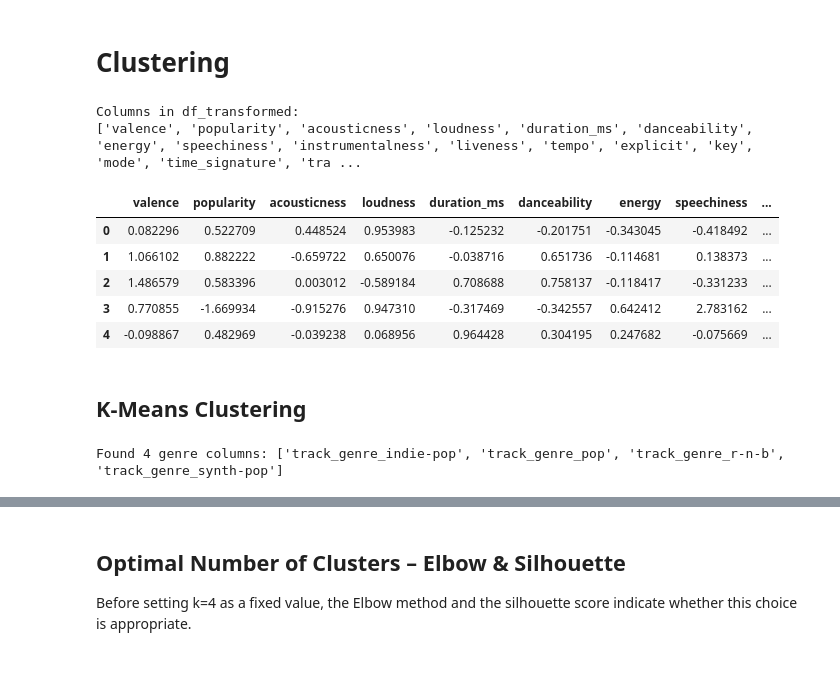
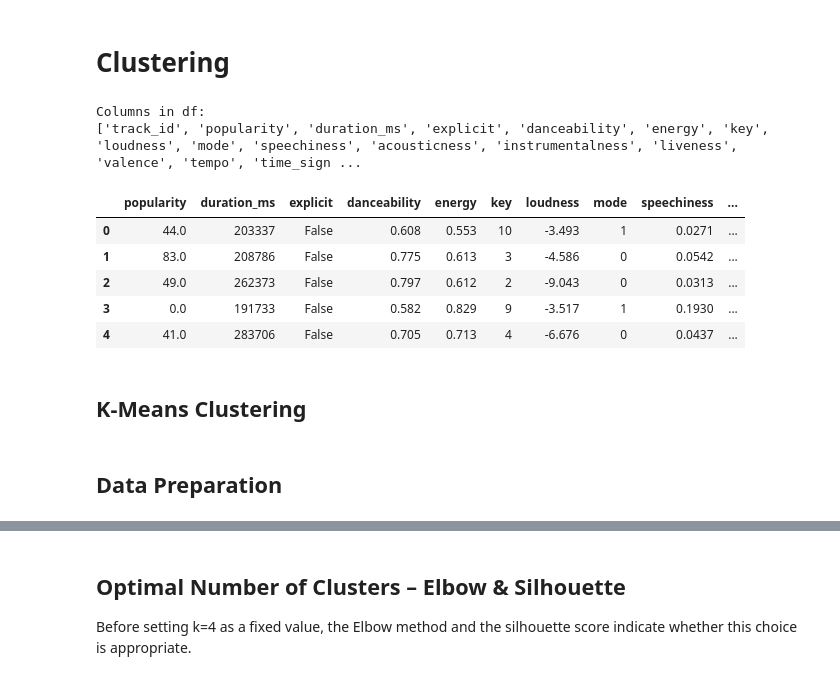
Before and after one commit to SamuelHellqvist/CS4168-DATA-MINING-UL----Project, a Jupyter notebook: clustering.ipynb, the cells around one changed output, grey strips where cells are left out. Saved outputs shown, nothing was run; the diff lists cells and outputs as text; code cells hidden in the pictures.

```diff
--- a/clustering.ipynb
+++ b/clustering.ipynb
@@ -7,25 +11,35 @@ import matplotlib.pyplot as plt
 # %%
-df = pd.read_csv("df_transformed.csv")
-print("Columns in df_transformed:")
+df = pd.read_csv("tracks2026.csv")
+print("Columns in df:")
 print(df.columns.tolist())
+df = df.drop(columns=['track_id'])
+df = df.dropna()
 df.head()
 # %% [output]
-Columns in df_transformed:
-['valence', 'popularity', 'acousticness', 'loudness', 'duration_ms', 'danceability', 'energy', 'speechiness', 'instrumentalness', 'liveness', 'tempo', 'explicit', 'key', 'mode', 'time_signature', 'tra ...
+Columns in df:
+['track_id', 'popularity', 'duration_ms', 'explicit', 'danceability', 'energy', 'key', 'loudness', 'mode', 'speechiness', 'acousticness', 'instrumentalness', 'liveness', 'valence', 'tempo', 'time_sign ...
-|  | valence | popularity | acousticness | loudness | duration_ms | danceability | energy | speechiness | ... |
-| 0 | 0.082296 | 0.522709 | 0.448524 | 0.953983 | -0.125232 | -0.201751 | -0.343045 | -0.418492 | ... |
-| 1 | 1.066102 | 0.882222 | -0.659722 | 0.650076 | -0.038716 | 0.651736 | -0.114681 | 0.138373 | ... |
-| 2 | 1.486579 | 0.583396 | 0.003012 | -0.589184 | 0.708688 | 0.758137 | -0.118417 | -0.331233 | ... |
-| 3 | 0.770855 | -1.669934 | -0.915276 | 0.947310 | -0.317469 | -0.342557 | 0.642412 | 2.783162 | ... |
-| 4 | -0.098867 | 0.482969 | -0.039238 | 0.068956 | 0.964428 | 0.304195 | 0.247682 | -0.075669 | ... |
+|  | popularity | duration_ms | explicit | danceability | energy | key | loudness | mode | speechiness | ... |
+| 0 | 44.0 | 203337 | False | 0.608 | 0.553 | 10 | -3.493 | 1 | 0.0271 | ... |
+| 1 | 83.0 | 208786 | False | 0.775 | 0.613 | 3 | -4.586 | 0 | 0.0542 | ... |
+| 2 | 49.0 | 262373 | False | 0.797 | 0.612 | 2 | -9.043 | 0 | 0.0313 | ... |
+| 3 | 0.0 | 191733 | False | 0.582 | 0.829 | 9 | -3.517 | 1 | 0.1930 | ... |
+| 4 | 41.0 | 283706 | False | 0.705 | 0.713 | 4 | -6.676 | 0 | 0.0437 | ... |
 # %% [markdown]
 ## K-Means Clustering
 # %%
 # keep original genre columns for evaluation
 df_original = df.copy()
+df = df.drop(columns=['track_genre'])
 
-# identify genre columns (one-hot encoded)
-genre_cols = [col for col in df.columns if col.startswith("track_genre_")]
-print(f"Found {len(genre_cols)} genre columns:", genre_cols)
+# OneHotEncode genre columns for evaluation later
+encoder = OneHotEncoder(sparse_output=False, handle_unknown='ignore')
+encoded_genres = encoder.fit_transform(df_original[['track_genre']])
+
+genre_feature_names = encoder.get_feature_names_out(['track_genre'])
+genre_df = pd.DataFrame(
+    encoded_genres,
+    columns=genre_feature_names,
+    index=df_original.index
+)
-# %% [output]
-Found 4 genre columns: ['track_genre_indie-pop', 'track_genre_pop', 'track_genre_r-n-b', 'track_genre_synth-pop']
+# %% [markdown]
+## Data Preparation
```
Also changed, not shown: parts of 13 cells of this notebook, 1 other file.
